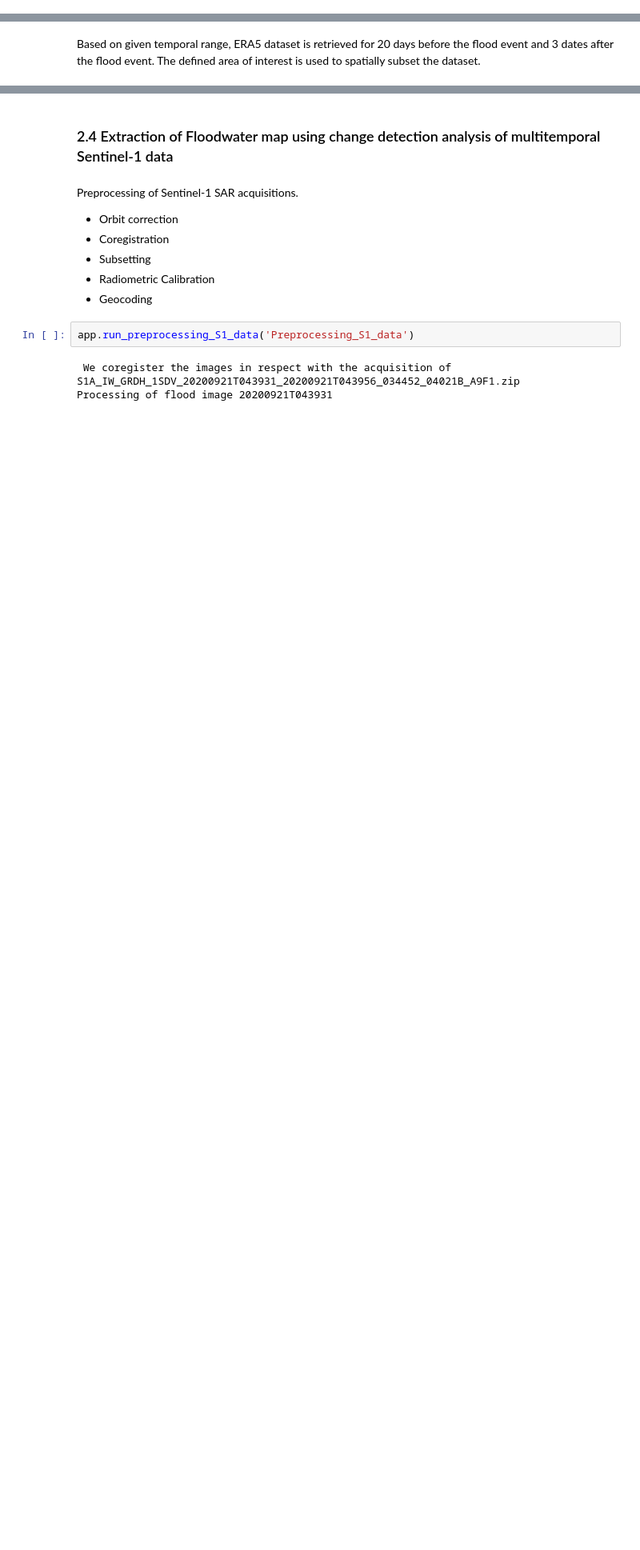
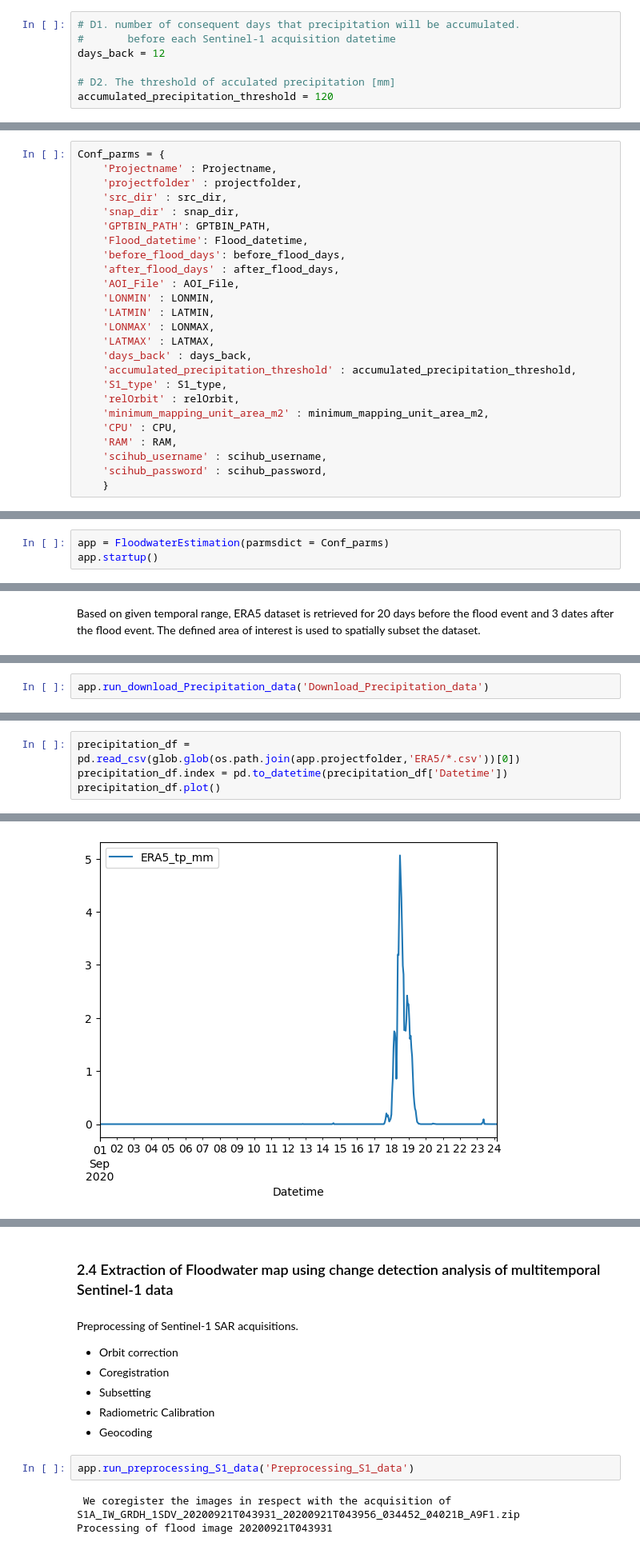
Before and after one commit to kleok/FLOODPY, a Jupyter notebook: notebooks/Floodpy_Ianos.ipynb, the cells around one changed output, grey strips where cells are left out. Shown at 80% size. Saved outputs shown, nothing was run; the diff lists cells and outputs as text; blank space fills up the shorter version.

```diff
--- a/notebooks/Floodpy_Ianos.ipynb
+++ b/notebooks/Floodpy_Ianos.ipynb
@@ -225,0 +171,7 @@ proj_create: init=epsg:/init=IGNF: syntax not supported in non-PROJ4 emulation m
+# %%
+# D1. number of consequent days that precipitation will be accumulated.
+#       before each Sentinel-1 acquisition datetime
+days_back = 12
+
+# D2. The threshold of acculated precipitation [mm]
+accumulated_precipitation_threshold = 120
@@ -225,0 +223,25 @@ proj_create: init=epsg:/init=IGNF: syntax not supported in non-PROJ4 emulation m
+# %%
+Conf_parms = {
+    'Projectname' : Projectname,
+    'projectfolder' : projectfolder,
+    'src_dir' : src_dir,
+    'snap_dir' : snap_dir,
+    'GPTBIN_PATH': GPTBIN_PATH,
+    'Flood_datetime': Flood_datetime,
+    'before_flood_days': before_flood_days,
+    'after_flood_days' : after_flood_days,
+    'AOI_File' : AOI_File,
+    'LONMIN' : LONMIN,
+    'LATMIN' : LATMIN,
+    'LONMAX' : LONMAX,
+    'LATMAX' : LATMAX,
+    'days_back' : days_back,
+    'accumulated_precipitation_threshold' : accumulated_precipitation_threshold,
+    'S1_type' : S1_type,
+    'relOrbit' : relOrbit,
+    'minimum_mapping_unit_area_m2' : minimum_mapping_unit_area_m2,
+    'CPU' : CPU,
+    'RAM' : RAM,
+    'scihub_username' : scihub_username,
+    'scihub_password' : scihub_password,
+    }
@@ -225,0 +250,3 @@ proj_create: init=epsg:/init=IGNF: syntax not supported in non-PROJ4 emulation m
+# %%
+app = FloodwaterEstimation(parmsdict = Conf_parms)
+app.startup()
@@ -279,0 +259,2 @@ Download rate 27.7M/s
+# %%
+app.run_download_Precipitation_data('Download_Precipitation_data')
@@ -279,0 +264,5 @@ Download rate 27.7M/s
+# %%
+precipitation_df = pd.read_csv(glob.glob(os.path.join(app.projectfolder,'ERA5/*.csv'))[0])
+precipitation_df.index = pd.to_datetime(precipitation_df['Datetime'])
+precipitation_df.plot()
+# %% [output]
@@ -279,0 +270 @@ Download rate 27.7M/s
+[figure, added]
```
Also changed, not shown: parts of 56 cells of this notebook, 1 other file.
